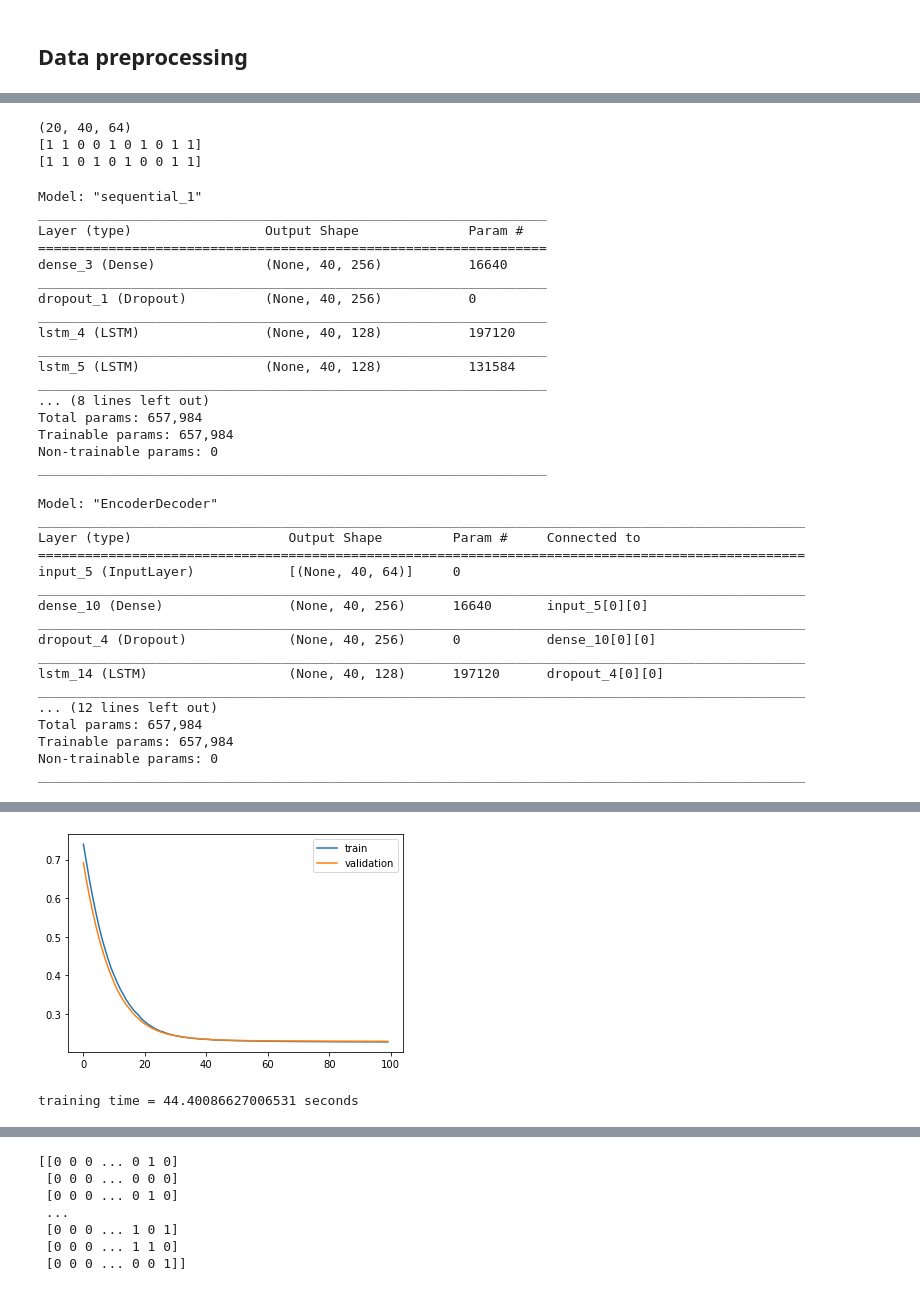
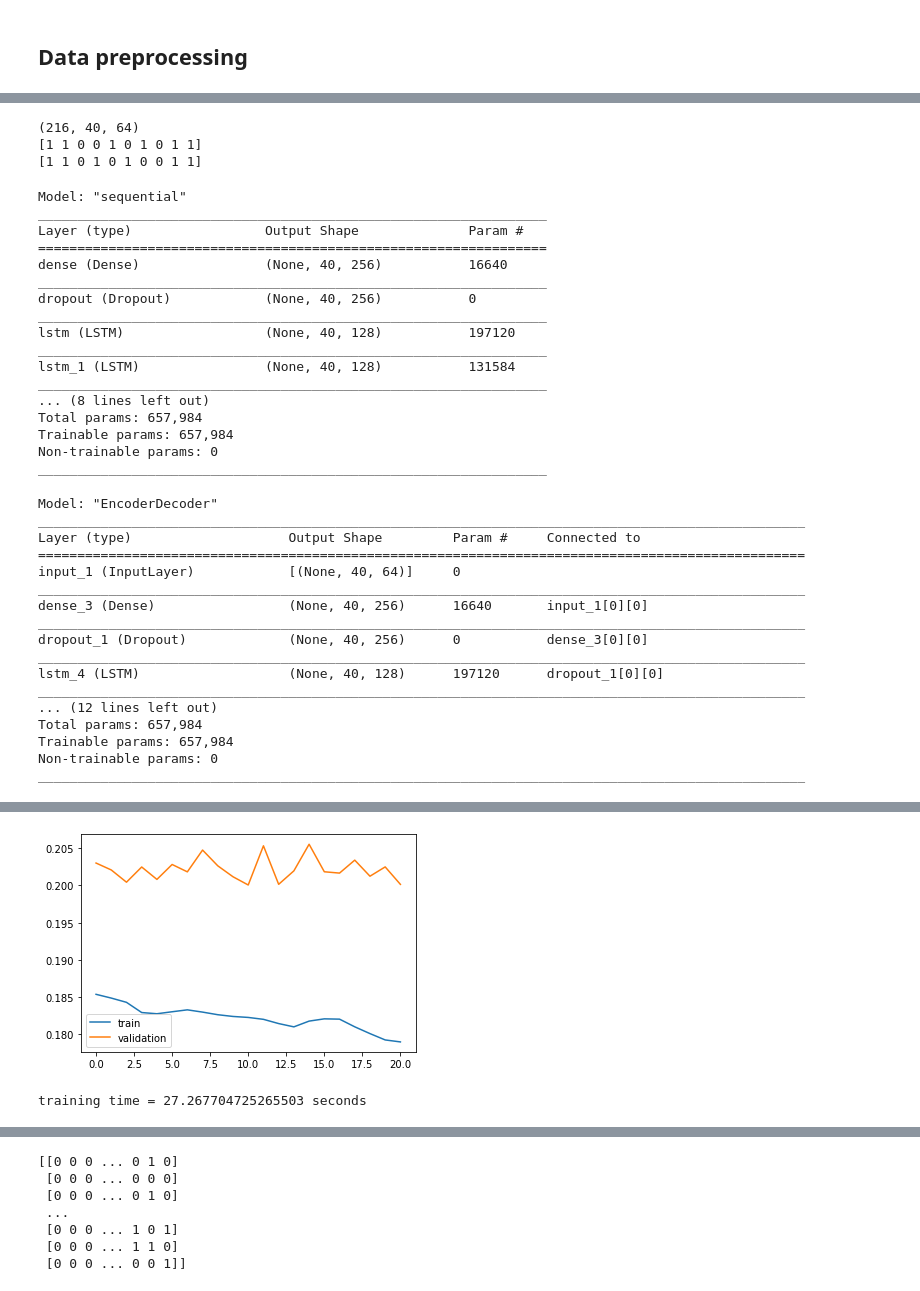
Before and after one commit to ellensanden/MLAnomalyDetection, a Jupyter notebook: test_stuff/CANnolo.ipynb, the cells around one changed output, grey strips where cells are left out. Cells and saved outputs as stored; diff of their text form; code cells hidden in the pictures.

```diff
--- a/test_stuff/CANnolo.ipynb
+++ b/test_stuff/CANnolo.ipynb
@@ -7,7 +7,7 @@ import pandas as pd
 colnames = ["time", "ID", "DLC", "Data1", \
         "Data2", "Data3", "Data4", "Data5", "Data6", "Data7", "Data8", "Attack"]
 
-nRows = 10000 #number of rows that you want
+nRows = 100000 #number of rows that you want
 df = pd.read_csv('gear_dataset.csv', nrows = nRows, sep=',', names=colnames)
 
 uniqueIDs = df['ID'].unique() #26 for the entire dataset
@@ -28,6 +28,8 @@ id_data= df[df['ID'] == '0140'].copy()
 
 #Just use data values without time, Attack, ID and DLC right now
 dataValues = id_data.drop(["time", "Attack", "ID", "DLC"], axis = 1).copy()
+#dataValues.to_csv (r'one_id.csv', index=None)
+
 dataValues = dataValues.to_numpy()
 
 
@@ -85,6 +87,7 @@ def overlapping_window (window_size,overlap,seq): # overlap 1 is max. larger num
 
     return seq
 # %%
+#time_steps = 40
 time_steps = 40
 a = np.r_[0:n_rows]
 X_train_samples = overlapping_window(time_steps,20,a)
@@ -96,7 +99,7 @@ X_reversed = np.flip(X_train,1)
 print(X_reversed[1,0:10,60])
 print(X_train[1,30:41,60])
 # %% [output]
-(20, 40, 64)
+(216, 40, 64)
 [1 1 0 0 1 0 1 0 1 1]
 [1 1 0 1 0 1 0 0 1 1]
 # %%
@@ -130,17 +133,17 @@ AutoEncoder.add(Dense(n_features, activation= 'sigmoid')) # they don't mention t
 AutoEncoder.compile(optimizer='adam', loss='binary_crossentropy')
 AutoEncoder.summary()
 # %% [output]
-Model: "sequential_1"
+Model: "sequential"
 _________________________________________________________________
 Layer (type)                 Output Shape              Param #
 =================================================================
-dense_3 (Dense)              (None, 40, 256)           16640
+dense (Dense)                (None, 40, 256)           16640
 _________________________________________________________________
-dropout_1 (Dropout)          (None, 40, 256)           0
+dropout (Dropout)            (None, 40, 256)           0
 _________________________________________________________________
-lstm_4 (LSTM)                (None, 40, 128)           197120
+lstm (LSTM)                  (None, 40, 128)           197120
 _________________________________________________________________
-lstm_5 (LSTM)                (None, 40, 128)           131584
+lstm_1 (LSTM)                (None, 40, 128)           131584
 _________________________________________________________________
 ... (8 lines left out)
 Total params: 657,984
@@ -154,6 +157,8 @@ _________________________________________________________________
 n_samples = X_train.shape[0]
 time_steps = X_train.shape[1]
 n_features = X_train.shape[2]
+
+
 lstm_initializer = tf.keras.initializers.RandomUniform(minval=-0.5, maxval=0.5)
 
 encoderLSTM = LSTM(128,return_sequences=True,kernel_initializer =lstm_initializer, recurrent_initializer=lstm_initializer)
@@ -189,13 +194,13 @@ Model: "EncoderDecoder"
 __________________________________________________________________________________________________
 Layer (type)                    Output Shape         Param #     Connected to
 ==================================================================================================
-input_5 (InputLayer)            [(None, 40, 64)]     0
+input_1 (InputLayer)            [(None, 40, 64)]     0
 __________________________________________________________________________________________________
-dense_10 (Dense)                (None, 40, 256)      16640       input_5[0][0]
+dense_3 (Dense)                 (None, 40, 256)      16640       input_1[0][0]
 __________________________________________________________________________________________________
-dropout_4 (Dropout)             (None, 40, 256)      0           dense_10[0][0]
+dropout_1 (Dropout)             (None, 40, 256)      0           dense_3[0][0]
 __________________________________________________________________________________________________
-lstm_14 (LSTM)                  (None, 40, 128)      197120      dropout_4[0][0]
+lstm_4 (LSTM)                   (None, 40, 128)      197120      dropout_1[0][0]
 __________________________________________________________________________________________________
 ... (12 lines left out)
 Total params: 657,984
@@ -204,12 +209,14 @@ Non-trainable params: 0
 __________________________________________________________________________________________________
 # %%
 import time
+train_size = int(np.floor(0.7*n_samples))
+print(train_size)
 
 model = EncoderDecoder
 es= EarlyStopping(monitor='val_loss', mode='min', verbose=2, patience=10)
 
 s=time.time()
-history = model.fit(X_train[0:10,:,:], X_reversed[0:10,:,:], validation_data=(X_train[10:21,:,:], X_reversed[10:21,:,:]), epochs=100, verbose=2, shuffle=False, callbacks = [es])
+history = model.fit(X_train[0:train_size,:,:], X_reversed[0:train_size,:,:], validation_data=(X_train[train_size:,:,:], X_reversed[train_size:,:,:]), epochs=1000, verbose=2, shuffle=False, callbacks = [es])
 e=time.time()
 
 # plot history
@@ -240,2 +247,2 @@ Epoch 100/100
-[figure, old version]
+[figure, new version]
-training time = 44.40086627006531 seconds
+training time = 27.267704725265503 seconds
```
Also changed, not shown: parts of 7 cells of this notebook.
